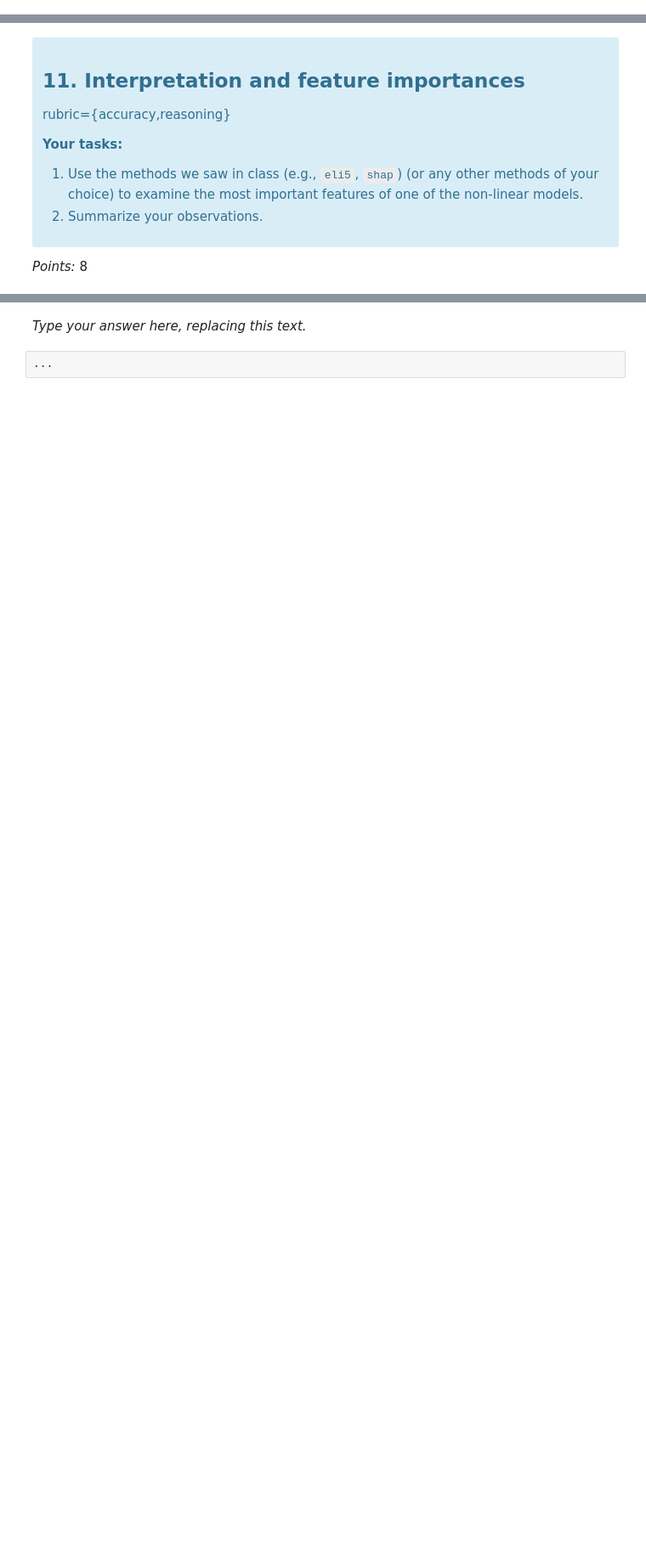
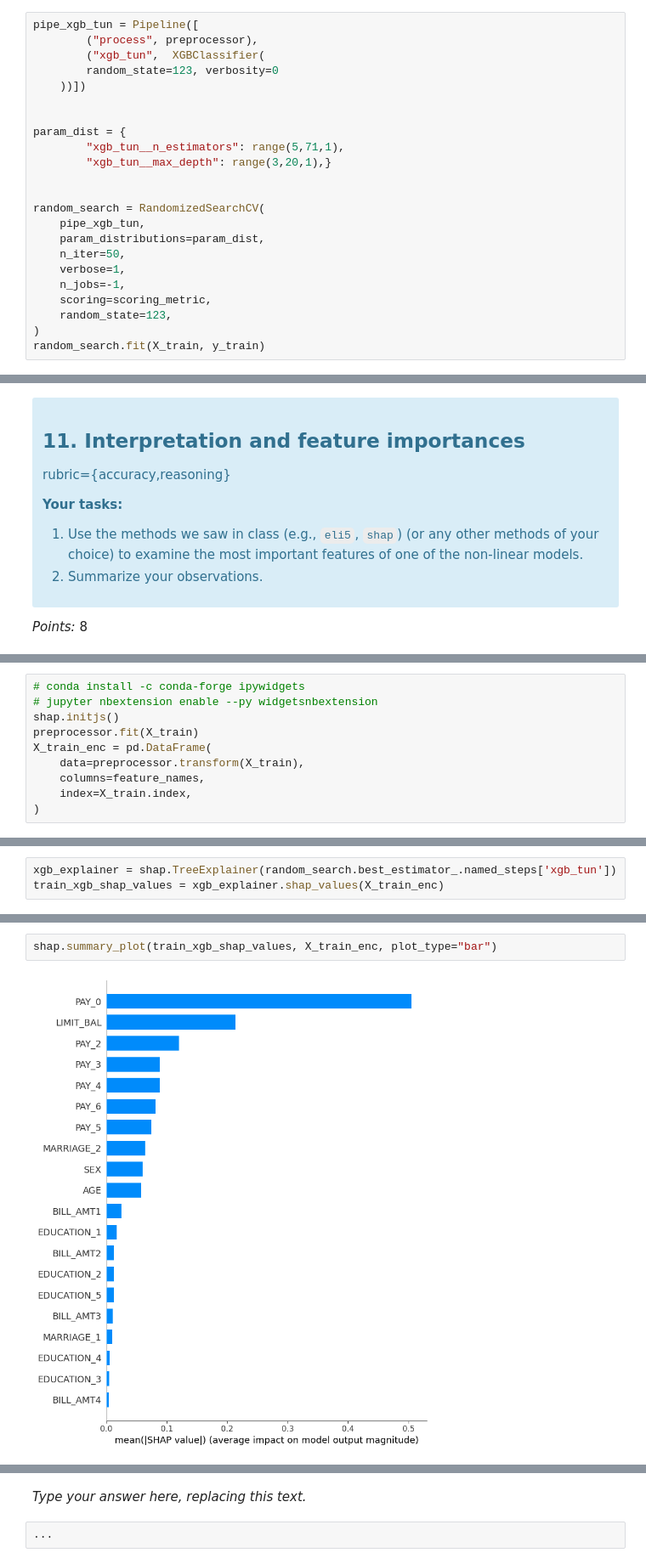
Before and after one commit to UBC-MDS/DSCI_573_lab4_PENG_GAOXIANG, a Jupyter notebook: lab4.ipynb, the cells around one changed output, grey strips where cells are left out. Shown at 85% size. Saved outputs shown, nothing was run; the diff lists cells and outputs as text; blank space fills up the shorter version.

```diff
--- a/lab4.ipynb
+++ b/lab4.ipynb
@@ -617,0 +619,23 @@ _Type your answer here, replacing this text._
+# %%
+pipe_xgb_tun = Pipeline([
+        ("process", preprocessor),
+        ("xgb_tun",  XGBClassifier(
+        random_state=123, verbosity=0
+    ))])
+
+
+param_dist = {
+        "xgb_tun__n_estimators": range(5,71,1),
+        "xgb_tun__max_depth": range(3,20,1),}
+
+
+random_search = RandomizedSearchCV(
+    pipe_xgb_tun,
+    param_distributions=param_dist,
+    n_iter=50,
+    verbose=1,
+    n_jobs=-1,
+    scoring=scoring_metric,
+    random_state=123,
+)
+random_search.fit(X_train, y_train)
@@ -639,0 +706,10 @@ _Type your answer here, replacing this text._
+# %%
+# conda install -c conda-forge ipywidgets
+# jupyter nbextension enable --py widgetsnbextension
+shap.initjs()
+preprocessor.fit(X_train)
+X_train_enc = pd.DataFrame(
+    data=preprocessor.transform(X_train),
+    columns=feature_names,
+    index=X_train.index,
+)
@@ -639,0 +718,3 @@ _Type your answer here, replacing this text._
+# %%
+xgb_explainer = shap.TreeExplainer(random_search.best_estimator_.named_steps['xgb_tun'])
+train_xgb_shap_values = xgb_explainer.shap_values(X_train_enc)
@@ -639,0 +723,4 @@ _Type your answer here, replacing this text._
+# %%
+shap.summary_plot(train_xgb_shap_values, X_train_enc, plot_type="bar")
+# %% [output]
+[figure, added]
```
Also changed, not shown: parts of 25 cells of this notebook.
